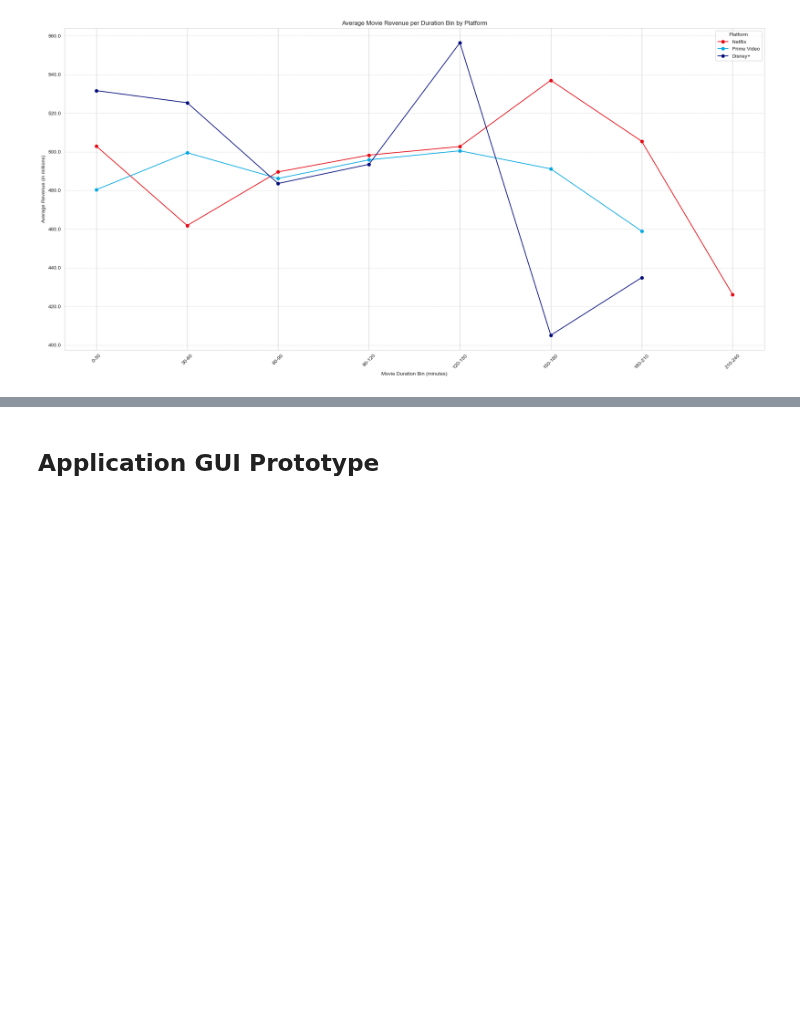
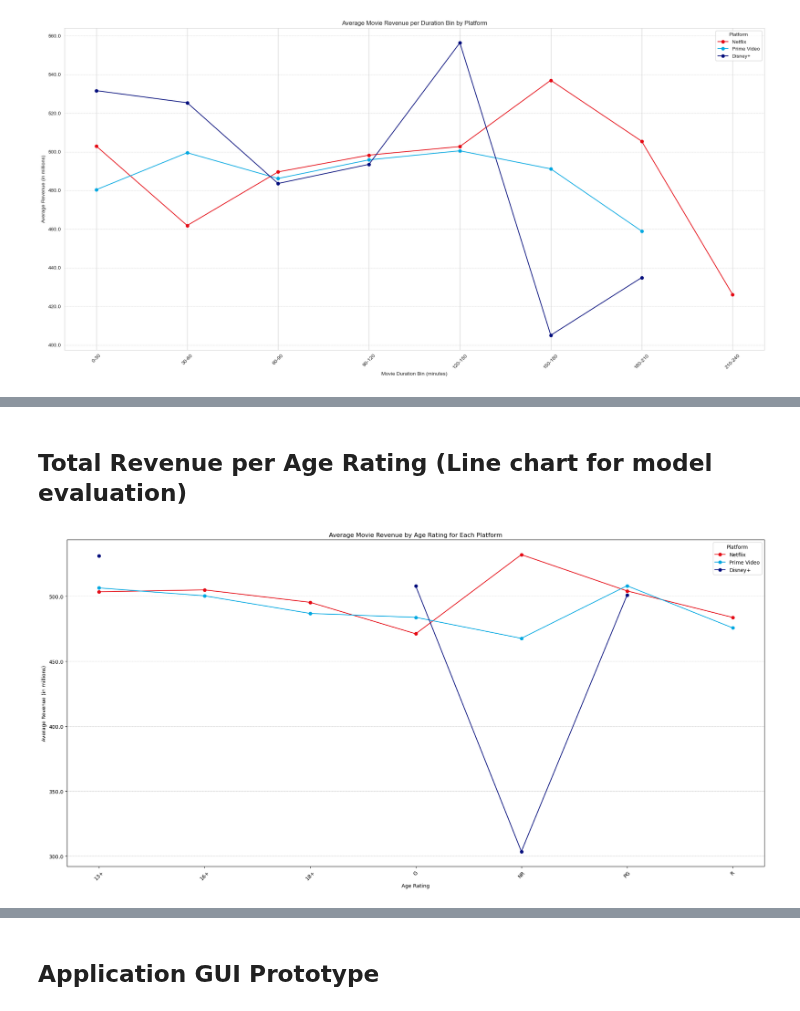
Before and after one commit to ulquyorra-11/Cinemalytics, a Jupyter notebook: notebooks/Samer's Notebooks/samer_results.ipynb, the cells around one changed output, grey strips where cells are left out. Drawn from its saved outputs; the diff is of its cells as text; code cells hidden in the pictures; blank space fills up the shorter version.

```diff
--- a/notebooks/Samer's Notebooks/samer_results.ipynb
+++ b/notebooks/Samer's Notebooks/samer_results.ipynb
@@ -170,0 +234,65 @@ plt.show()
+# %% [markdown]
+## Total Revenue per Age Rating (Line chart for model evaluation)
+# %%
+# Function to calculate average revenue per age rating and sort age ratings
+def process_df_for_age_rating_revenue(df):
+    age_rating_revenue = df.groupby('age_rating')['revenue'].mean().reset_index()
+    age_rating_revenue_sorted = age_rating_revenue.sort_values(by='age_rating').reset_index(drop=True)
+    return age_rating_revenue_sorted
+
+# Process each platform's DataFrame
+netflix_age_rating_revenue = process_df_for_age_rating_revenue(netflix_movies_df)
+prime_video_age_rating_revenue = process_df_for_age_rating_revenue(prime_video_movies_df)
+disney_plus_age_rating_revenue = process_df_for_age_rating_revenue(disney_plus_movies_df)
+
+# Ensure all platforms have the same age ratings in the same order for correct line plotting
+all_age_ratings_sorted = sorted(set(netflix_age_rating_revenue['age_rating']).union(prime_video_age_rating_revenue['age_rating']).union(disney_plus_age_rating_revenue['age_rating']))
+
+# Initialize a dictionary to store average revenue for each platform and age rating
+platform_age_rating_revenues = {
+    'Netflix': [],
+    'Prime Video': [],
+    'Disney+': []
+}
+
+# Calculate average revenue for each age rating for each platform
+for age_rating in all_age_ratings_sorted:
+    for platform in ['Netflix', 'Prime Video', 'Disney+']:
+        if platform == 'Netflix':
+            revenue = netflix_age_rating_revenue[netflix_age_rating_revenue['age_rating'] == age_rating]['revenue'].mean()
+        elif platform == 'Prime Video':
+            revenue = prime_video_age_rating_revenue[prime_video_age_rating_revenue['age_rating'] == age_rating]['revenue'].mean()
+        else:
+            revenue = disney_plus_age_rating_revenue[disney_plus_age_rating_revenue['age_rating'] == age_rating]['revenue'].mean()
+        platform_age_rating_revenues[platform].append(revenue / 1e6)  # convert to millions
+
+# Define the colors for each platform
+platform_colors = ['#E50914', '#00A8E1', '#000c7c']
+
+# Plotting
+plt.figure(figsize=(20, 10))
+ax = plt.gca()  # Get current axis
+
+# Plot for each platform
+for i, platform in enumerate(['Netflix', 'Prime Video', 'Disney+']):
+    plt.plot(all_age_ratings_sorted, platform_age_rating_revenues[platform], label=platform, color=platform_colors[i], marker='o')
+
+plt.title('Average Movie Revenue by Age Rating for Each Platform')
+plt.xlabel('Age Rating')
+plt.ylabel('Average Revenue (in millions)')
+
+import matplotlib.ticker as mticker
+# Update y-axis to display average revenue
+ticks_loc = ax.get_yticks().tolist()
+ax.yaxis.set_major_locator(mticker.FixedLocator(ticks_loc))
+ax.set_yticklabels(['{:.1f}'.format(x) for x in ticks_loc])  # Revenue already in millions from the calculation
+
+plt.xticks(rotation=45)
+plt.legend(title='Platform')
+plt.grid(True, which='major', linestyle='--', linewidth=0.5, axis='y')
+plt.tight_layout()
+
+# Show the plot
+plt.show()
+# %% [output]
+[figure, added]
```
Also changed, not shown: parts of 12 cells of this notebook, 2 other files.
